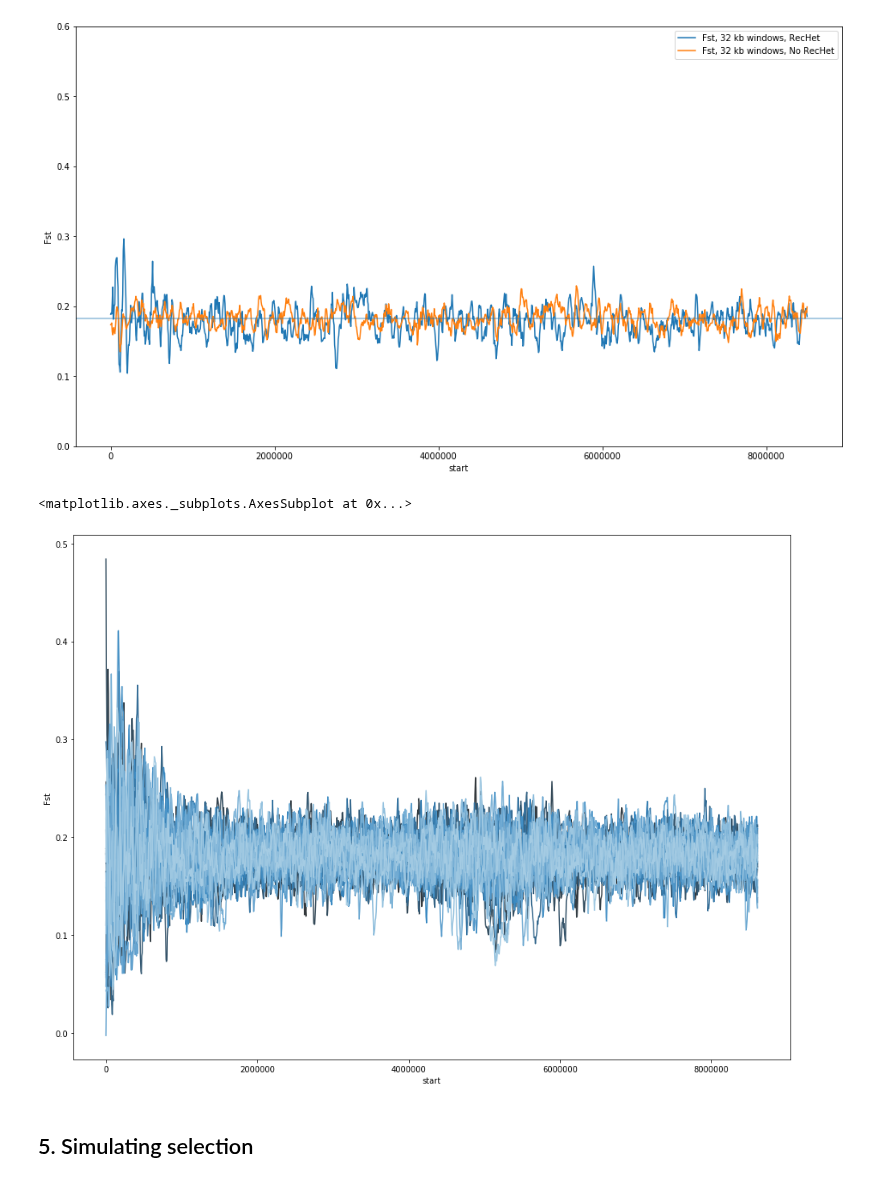
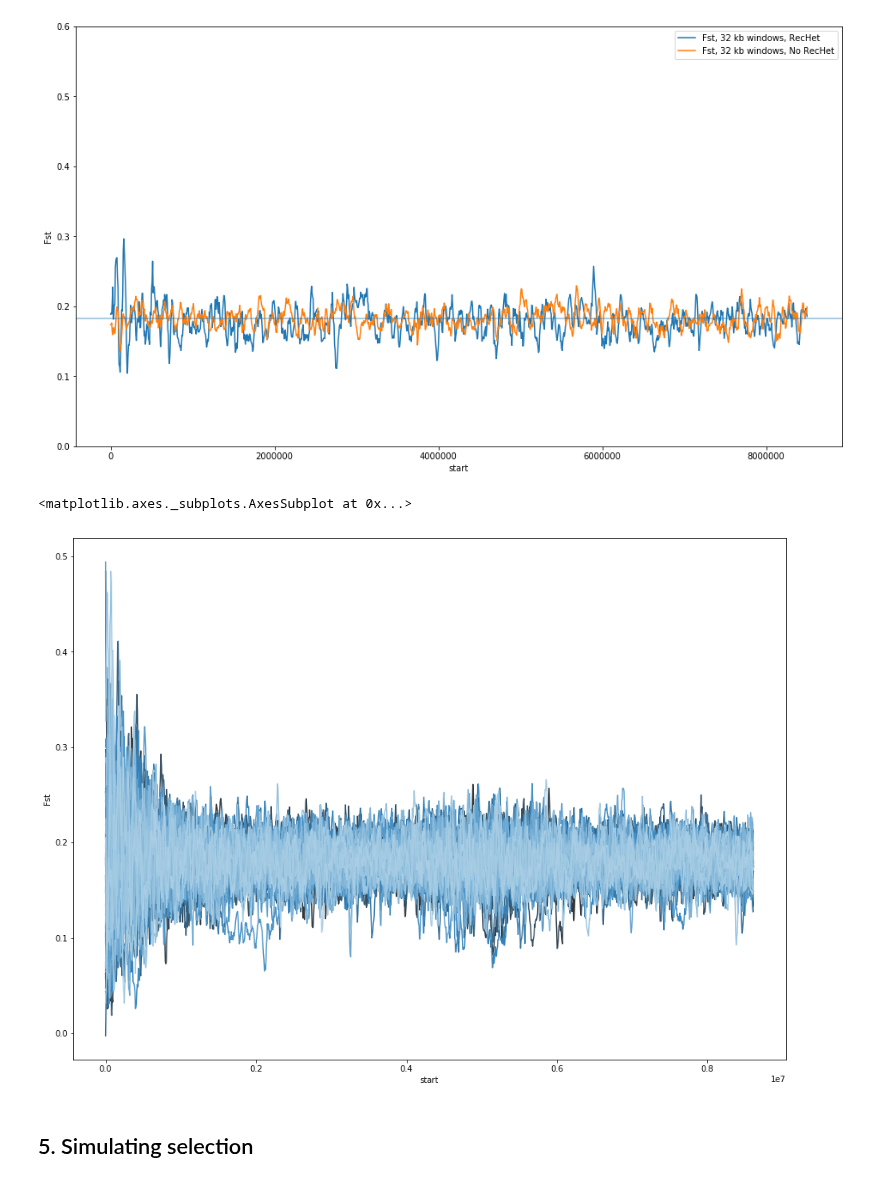
Before and after one commit to DRL/SMBE-SGE-2019, a Jupyter notebook: Session_2/Fst_short_chuncks/simulating_windowise_Fst_KL .ipynb, the cells around one changed output. Saved outputs shown, nothing was run; the diff lists cells and outputs as text; code cells hidden in the pictures.

```diff
--- a/Session_2/Fst_short_chuncks/simulating_windowise_Fst_KL .ipynb
+++ b/Session_2/Fst_short_chuncks/simulating_windowise_Fst_KL .ipynb
@@ -423,7 +423,7 @@ sns.lineplot(
 # %% [markdown]
 This loads two csv files each containing $F_{st}$ values in 32 kb windows for simulations either with or without heterogeneity in $r$:
 # %%
-dRecHet = pd.read_csv('replicates_RecHet.csv')
-dNoRecHet = pd.read_csv('10Mb_sequence_data/win_largeFst.csv')
+dRecHet = pd.read_csv('all_replicates_RecHet.csv', index_col=0)
+dNoRecHet = pd.read_csv('10Mb_sequence_data/win_largeFst.csv', index_col=0)
 dNoRecHet.head()
 # %% [output]
@@ -454,20 +454,20 @@ ax.set_ylim((0,0.6))
 # %%
 #30 of replicates 32kb windowise Fst scan with RecHet (will become 60)
 #bottom plot showing recombination heterogeneity along the chromosome
 fig, ax1 = plt.subplots(figsize=(16,12))
 sns.lineplot(
     data=dRecHet,
     x = 'start',
     y = 'Fst',
     hue='replicate',
     estimator=None,
-    palette = sns.color_palette('Blues_d', n_colors=30),
+    palette = sns.color_palette('Blues_d', n_colors=60),
     legend=False,
     ax=ax1
     )
 # %% [output]
 <matplotlib.axes._subplots.AxesSubplot at 0x...>
-[figure, old version]
+[figure, new version]
 # %% [markdown]
 ## 5. Simulating selection
 # %% [markdown]
```
Also changed, not shown: parts of 2 cells of this notebook, 1 other file.
